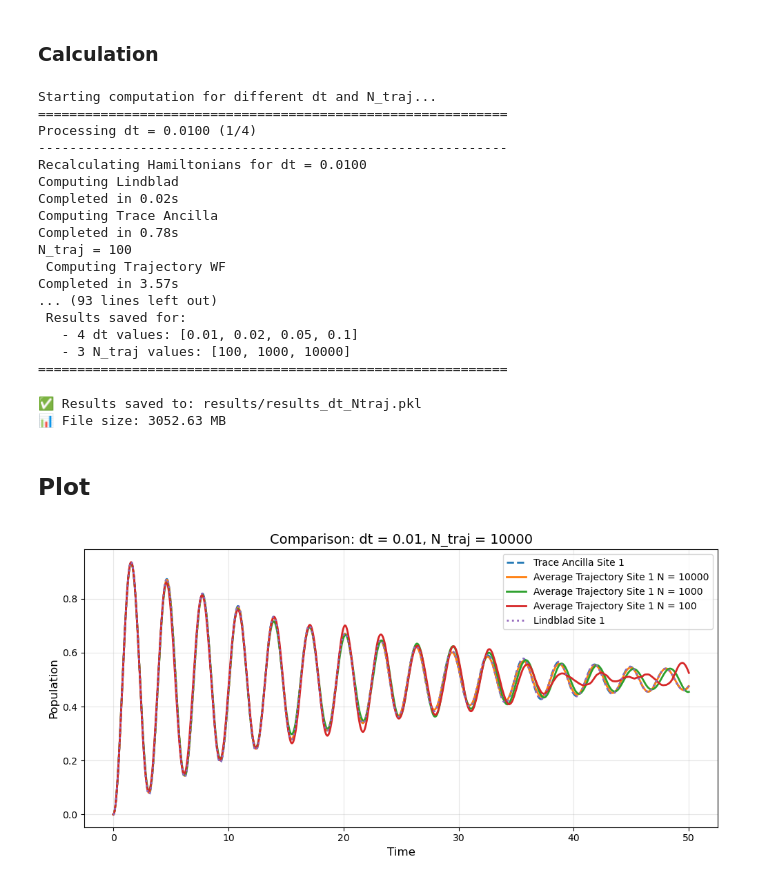
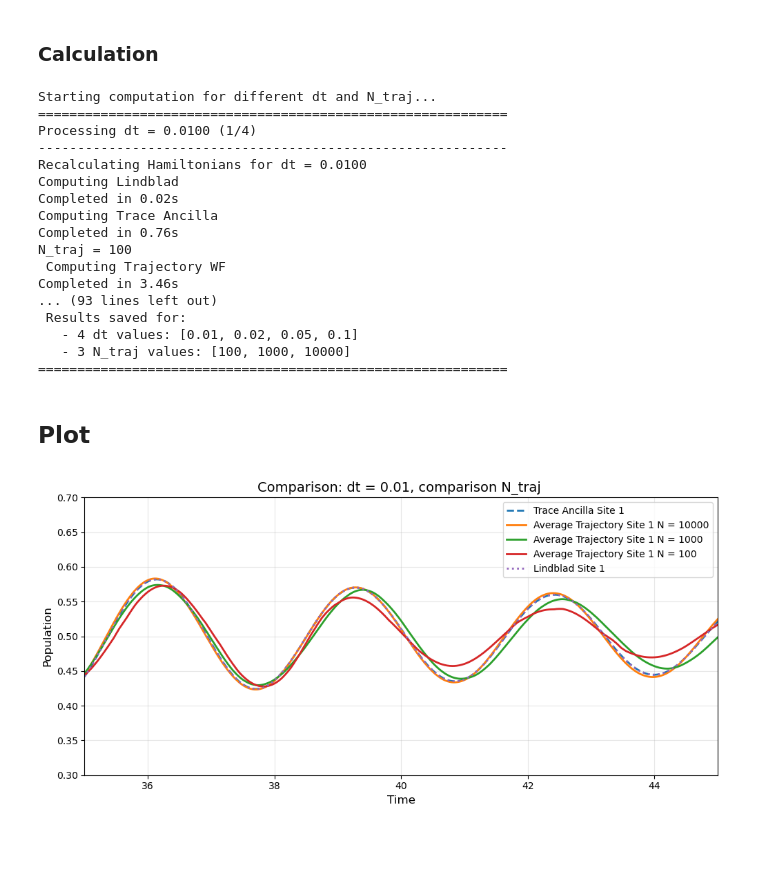
Before and after one commit to francescociavarella/Collisional-Methods, a Jupyter notebook: Codes/Task 1.ipynb, the cells around one changed output. Saved outputs shown, nothing was run; the diff lists cells and outputs as text; code cells hidden in the pictures; blank space fills up the shorter version.

```diff
--- a/Codes/Task 1.ipynb
+++ b/Codes/Task 1.ipynb
@@ -46,7 +48,7 @@ def Liouvillian(H, gamma_k, L_k):
 # %%
 def Lindblad_evo(rho, H, gamma_k, L_k, times, method="expm", vectorized=True):
     """
-    Evolution of the density matrux with the Linblad Eq.
+    Evolution of the density matrix with the Linblad Eq.
 
     Method: - "U" -> propagator = expm(super_L * dt) (needs L_k as NumPy array)
             - "diagonal" -> diagonalizzation of the super-op. (needs L_k as NumPy array )
@@ -616,25 +664,25 @@ gamma_k = [g_deph, g_deph]
 # Initial wave function and density matrix
 # System
 psi_sys_initial = tensor(basis(2, 0), basis(2, 1)) # I set the population only in site 2
-rho_sys_initial = ket2dm(psi_sys_initial)
+rho_sys_initial = (ket2dm(psi_sys_initial)).full()
 
 # Ancilla
 rho_anc_single = ket2dm(basis(2, 0)) # Pure state |0><0| for a singe ancilla
-rho_anc_all = tensor([rho_anc_single for _ in range(N_site)]) #for N ancilla
+rho_anc_all = (tensor([rho_anc_single for _ in range(N_site)])).full() #for N ancilla
 
 # Projector for the extraction from the rho
 P0 = (identity(2) + sigmaz()) / 2  # projector on |0>
 P1 = (identity(2) - sigmaz()) / 2  # projector su |1>
 
-P_00 = tensor(P0, P0) # |00><00|
-P_01 = tensor(P0, P1) # |01><01|
-P_10 = tensor(P1, P0) # |10><10|
-P_11 = tensor(P1, P1) # |11><11|
+P_00 = (tensor(P0, P0)).full() # |00><00|
+P_01 = (tensor(P0, P1)).full() # |01><01|
+P_10 = (tensor(P1, P0)).full() # |10><10|
+P_11 = (tensor(P1, P1)).full() # |11><11|
 
 #Lindblad Jump Operator
 L_1 = P_10  # projector on |10><10|
 L_2 = P_01  # projector on |01><01|
-L_k = [L_1.full(), L_2.full()]
+L_k = [L_1, L_2]
 # %% [markdown]
 ### Calculation
 # %%
@@ -643,7 +691,7 @@ import time   # to evaluate the duration of every calculation
 # Dictionary for results
 results = {}
 
-print("Starting computation for different dt and N_traj...")
+print("Starting computation for different dt and N_traj")
 print("=" * 60)
 
 # Loop over dt
@@ -660,18 +708,18 @@ for dt_idx, dt in enumerate(dt_list):
     # ======================================
     # RECALCULATE HAMILTONIANS AND OPERATORS
     # ======================================
-    print(f"Recalculating Hamiltonians for dt = {dt:.4f}")
+    print(f"Recalculating Hamiltonians for dt = {dt:.4f}")       #because c_CM depends on dt
 
     # Hamiltonian & U for Density Matrix (with ancillas)
-    H_site, H_coll, H_tot = hamiltonian_N_ancillas(N_site, E, V_pot, c_CM, method="complete")
+    H_site, H_coll, H_tot = hamiltonian_N_ancillas(N_site, E, V_pot, c_CM)
 
-    U_tot, U_diag, w, V = evolution_operator(H_tot, dt, backend='qutip', method='diagonalization')
+    U_tot, U_diag, w, V = evolution_operator(H_tot, dt, method='expm', hermitian=True)
     U_tot = Qobj(U_tot, dims=H_tot.dims); U_diag = Qobj(U_diag, dims=H_tot.dims); U_diag_dag = U_diag.dag(); V = Qobj(V, dims=H_tot.dims); V_dag = V.dag()
 
     # Hamiltonian & U for Wave Function (system only)
     H_system = system_Hamiltonian(N_site, E, V_pot, mode="complete")
 
-    U_site, U_diag_site, w_site, V_site = evolution_operator(H_system, dt, backend='qutip', method='diagonalization', hermitian=True)
+    U_site, U_diag_site, w_site, V_site = evolution_operator(H_system, dt, method='expm', hermitian=True)
     U_site.dims = H_site.dims
 
     # ====================================
@@ -745,7 +793,7 @@ for dt_idx, dt in enumerate(dt_list):
             'steps': steps,
             'c_CM': c_CM,
 
-            # Trace Ancilla (same for all N_traj)
+            # Trace Ancilla
             'trace_ancilla': pops_trace,
 
             # Trajectory WF
@@ -763,7 +811,7 @@ for dt_idx, dt in enumerate(dt_list):
                 'average_pop': average_pop_isolated
             },
 
-            # Lindblad (same for all N_traj)
+            # Lindblad
             'lindblad': {
                 'rho_list': rho_list_lindblad,
                 'V': V_lindblad,
@@ -796,10 +844,10 @@ Recalculating Hamiltonians for dt = 0.0100
 Computing Lindblad
 Completed in 0.02s
 Computing Trace Ancilla
-Completed in 0.78s
+Completed in 0.76s
 N_traj = 100
  Computing Trajectory WF
-Completed in 3.57s
+Completed in 3.46s
 ... (93 lines left out)
  Results saved for:
    - 4 dt values: [0.01, 0.02, 0.05, 0.1]
@@ -811,19 +859,16 @@ import os
 
 # Crea una cartella per i risultati (opzionale)
 results_dir = "results"
-os.makedirs(results_dir, exist_ok=True)
+#os.makedirs(results_dir, exist_ok=True)
 
 # Salva il dizionario
-filename = os.path.join(results_dir, "results_dt_Ntraj.pkl")
+filename = os.path.join(results_dir, "results_NO_Trotter_Suzuki.pkl")
 
 with open(filename, 'wb') as f:
     pickle.dump(results, f)
 
 print(f"✅ Results saved to: {filename}")
 print(f"📊 File size: {os.path.getsize(filename) / (1024**2):.2f} MB")
-# %% [output]
-✅ Results saved to: results/results_dt_Ntraj.pkl
-📊 File size: 3052.63 MB
 # %% [markdown]
 ## Plot
 # %%
@@ -835,34 +880,36 @@ N_traj_plot_100 = 100
 
 # Estrai i dati dal dizionario
 times_plot_10000 = results[dt_plot][N_traj_plot_10000]['times']
 trace_pop_10000 = results[dt_plot][N_traj_plot_10000]['trace_ancilla']
 average_pop_10000 = results[dt_plot][N_traj_plot_10000]['trajectory_wf']['average_pop']
 
 times_plot_1000 = results[dt_plot][N_traj_plot_1000]['times']
 trace_pop_1000 = results[dt_plot][N_traj_plot_1000]['trace_ancilla']
 average_pop_1000 = results[dt_plot][N_traj_plot_1000]['trajectory_wf']['average_pop']
 
 times_plot_100 = results[dt_plot][N_traj_plot_100]['times']
 trace_pop_100 = results[dt_plot][N_traj_plot_100]['trace_ancilla']
 average_pop_100 = results[dt_plot][N_traj_plot_100]['trajectory_wf']['average_pop']
 
-rho_lindblad = results[dt_plot][N_traj_plot]['lindblad']['rho_list']
+rho_lindblad = results[dt_plot][N_traj_plot_10000]['lindblad']['rho_list']
 
 # Plot per il sito 1 (|10>)
 fig01, ax = plt.subplots(figsize=(10, 5))
 
 ax.plot(times_plot_1000, trace_pop_1000[0, :], label=r'Trace Ancilla Site 1', linewidth=2, linestyle='--')
 ax.plot(times_plot_10000, average_pop_10000[0, :], label=r'Average Trajectory Site 1 N = 10000', linewidth=2)
 ax.plot(times_plot_1000, average_pop_1000[0, :], label=r'Average Trajectory Site 1 N = 1000', linewidth=2)
 ax.plot(times_plot_100, average_pop_100[0, :], label=r'Average Trajectory Site 1 N = 100', linewidth=2)
-ax.plot(times_plot, np.real(rho_lindblad[:, 2, 2]), label=r'Lindblad Site 1', linewidth=2, linestyle=':')
+ax.plot(times_plot_10000, np.real(rho_lindblad[:, 2, 2]), label=r'Lindblad Site 1', linewidth=2, linestyle=':')
 
 ax.set_xlabel('Time', fontsize=12)
 ax.set_ylabel('Population', fontsize=12)
-ax.set_title(f'Comparison: dt = {dt_plot}, N_traj = {N_traj_plot}', fontsize=14)
+ax.set_title(f'Comparison: dt = {dt_plot}, comparison N_traj ', fontsize=14)
 ax.legend(fontsize=10)
 ax.grid(True, alpha=0.3)
 plt.tight_layout()
+ax.set_xlim(35, 45)
+ax.set_ylim(0.3, 0.7)
 plt.show()
 # %% [output]
-[figure, old version]
+[figure, new version]
```
Also changed, not shown: parts of 10 cells of this notebook, 3 other files.
